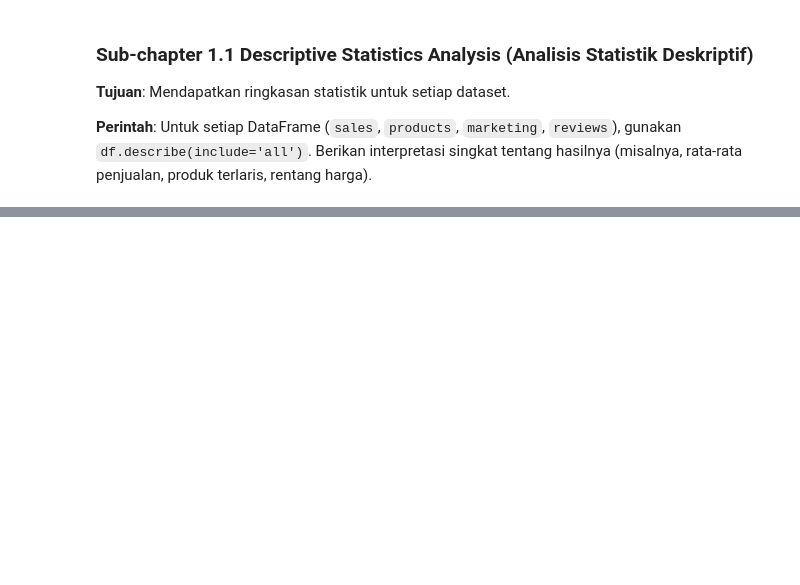
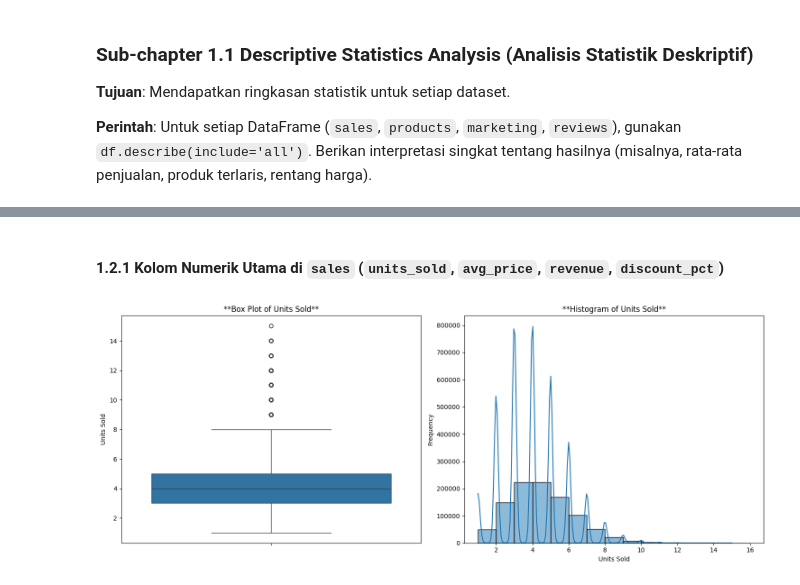
Before and after one commit to LatiefDataVisionary/fmcg-gelar-rasa-2025, a Jupyter notebook: notebooks/notebook.ipynb, the cells around one changed output, grey strips where cells are left out. Cells and saved outputs as stored; diff of their text form; code cells hidden in the pictures; blank space fills up the shorter version.

```diff
--- a/notebooks/notebook.ipynb
+++ b/notebooks/notebook.ipynb
@@ -1598,0 +1605,23 @@ display(sales.describe(include='all'))
+# %% [markdown]
+#### **1.2.1 Kolom Numerik Utama di `sales` (`units_sold`, `avg_price`, `revenue`, `discount_pct`)**
+# %%
+# Set up the figure for units_sold plots
+plt.figure(figsize=(15, 6))
+
+# Box Plot for units_sold
+plt.subplot(1, 2, 1) # 1 row, 2 columns, first plot
+sns.boxplot(y=sales['units_sold'])
+plt.title('**Box Plot of Units Sold**')
+plt.ylabel('Units Sold')
+
+# Histogram for units_sold
+plt.subplot(1, 2, 2) # 1 row, 2 columns, second plot
+sns.histplot(sales['units_sold'], kde=True, bins=range(sales['units_sold'].min(), sales['units_sold'].max() + 2))
+plt.title('**Histogram of Units Sold**')
+plt.xlabel('Units Sold')
+plt.ylabel('Frequency')
+
+plt.tight_layout()
+plt.show()
+# %% [output]
+[figure, added]
```
Also changed, not shown: parts of 11 cells of this notebook.
